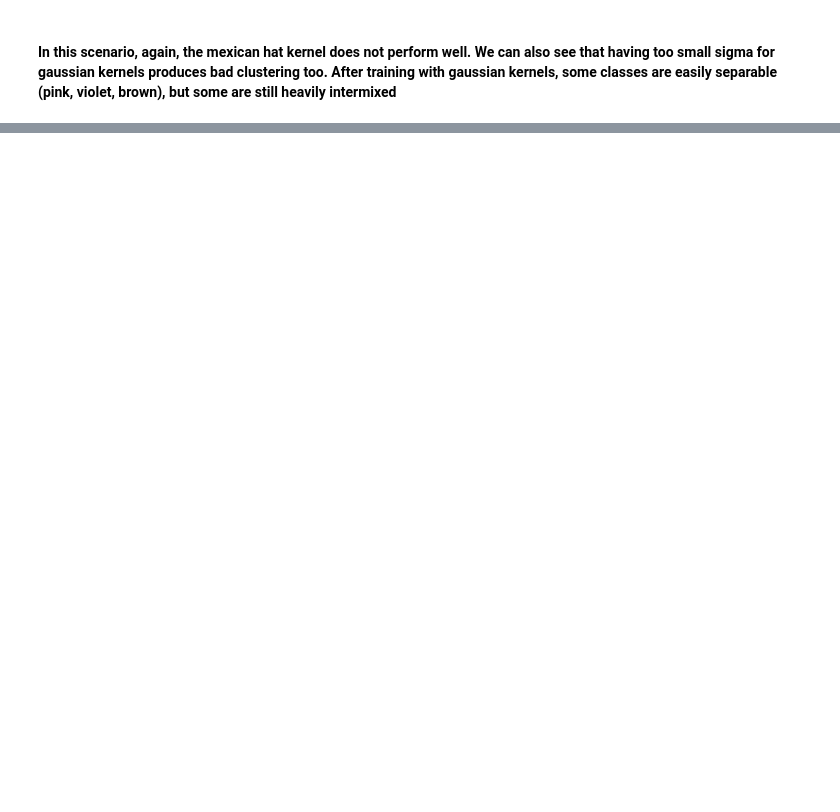
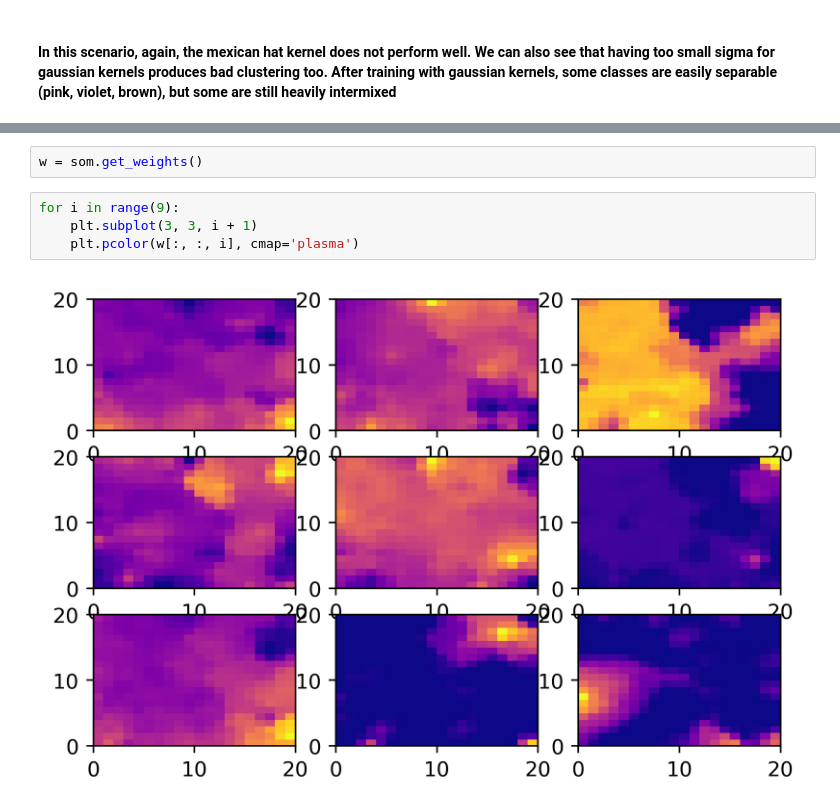
Before and after one commit to SavasKoeklu/NEC_A3, a Jupyter notebook: som.ipynb, the cells around one changed output, grey strips where cells are left out. Cells and saved outputs as stored; diff of their text form; blank space fills up the shorter version.

```diff
--- a/som.ipynb
+++ b/som.ipynb
@@ -162,0 +170,8 @@ IndexError: list index out of range
+# %%
+w = som.get_weights()
+# %%
+for i in range(9):
+    plt.subplot(3, 3, i + 1)
+    plt.pcolor(w[:, :, i], cmap='plasma')
+# %% [output]
+[figure, added]
```
Also changed, not shown: parts of 6 cells of this notebook.
